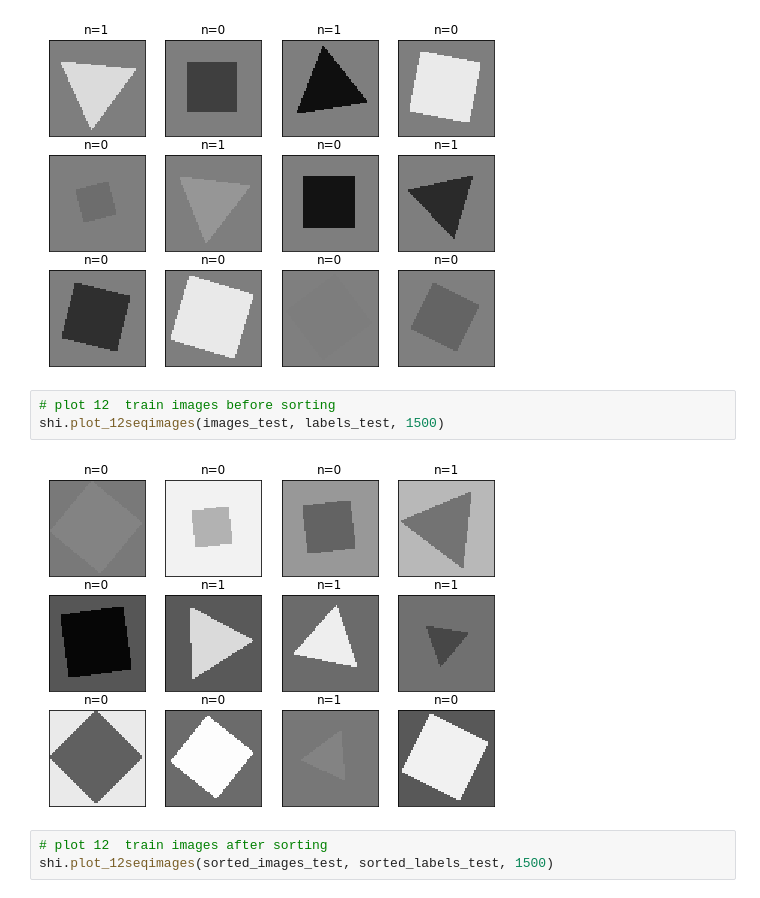
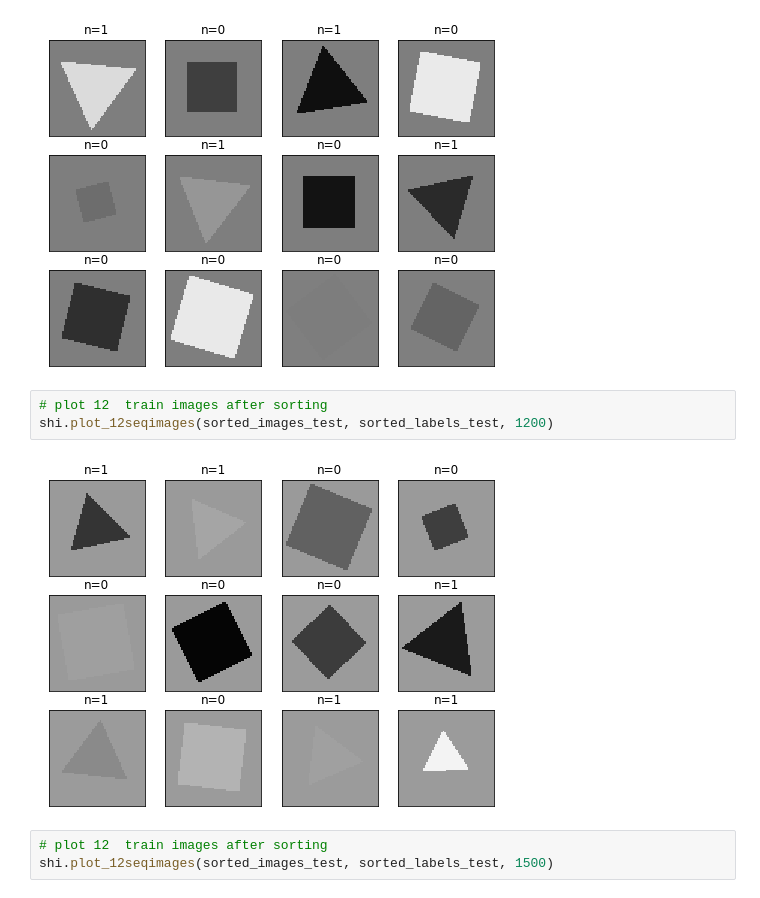
Before and after one commit to NLeSC/XAI, a Jupyter notebook: Software/TrianglesAndSquaresRotationAndScaleDemo/TestingSortByContrast.ipynb, the cells around one changed output. Saved outputs shown, nothing was run; the diff lists cells and outputs as text.

Commit message:
issue #65: sorting by contrast

```diff
--- a/Software/TrianglesAndSquaresRotationAndScaleDemo/TestingSortByContrast.ipynb
+++ b/Software/TrianglesAndSquaresRotationAndScaleDemo/TestingSortByContrast.ipynb
@@ -69,10 +64,10 @@ shi.plot_12seqimages(sorted_images_test, sorted_labels_test, 1000)
 # %% [output]
 [figure]
 # %%
-# plot 12  train images before sorting
-shi.plot_12seqimages(images_test, labels_test, 1500)
+# plot 12  train images after sorting
+shi.plot_12seqimages(sorted_images_test, sorted_labels_test, 1200)
 # %% [output]
-[figure, old version]
+[figure, new version]
 # %%
 # plot 12  train images after sorting
 shi.plot_12seqimages(sorted_images_test, sorted_labels_test, 1500)
```
Also changed, not shown: parts of 2 cells of this notebook.
